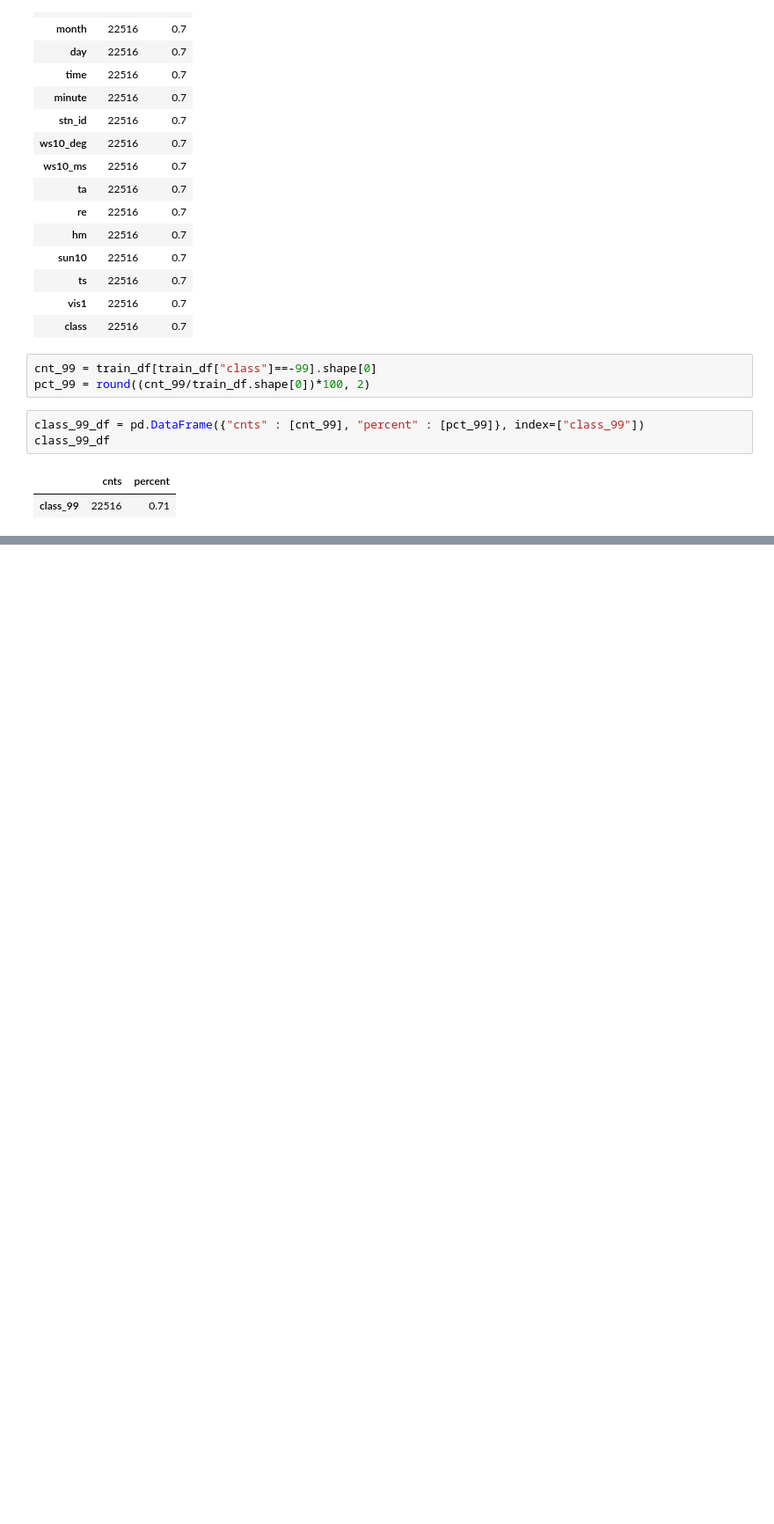
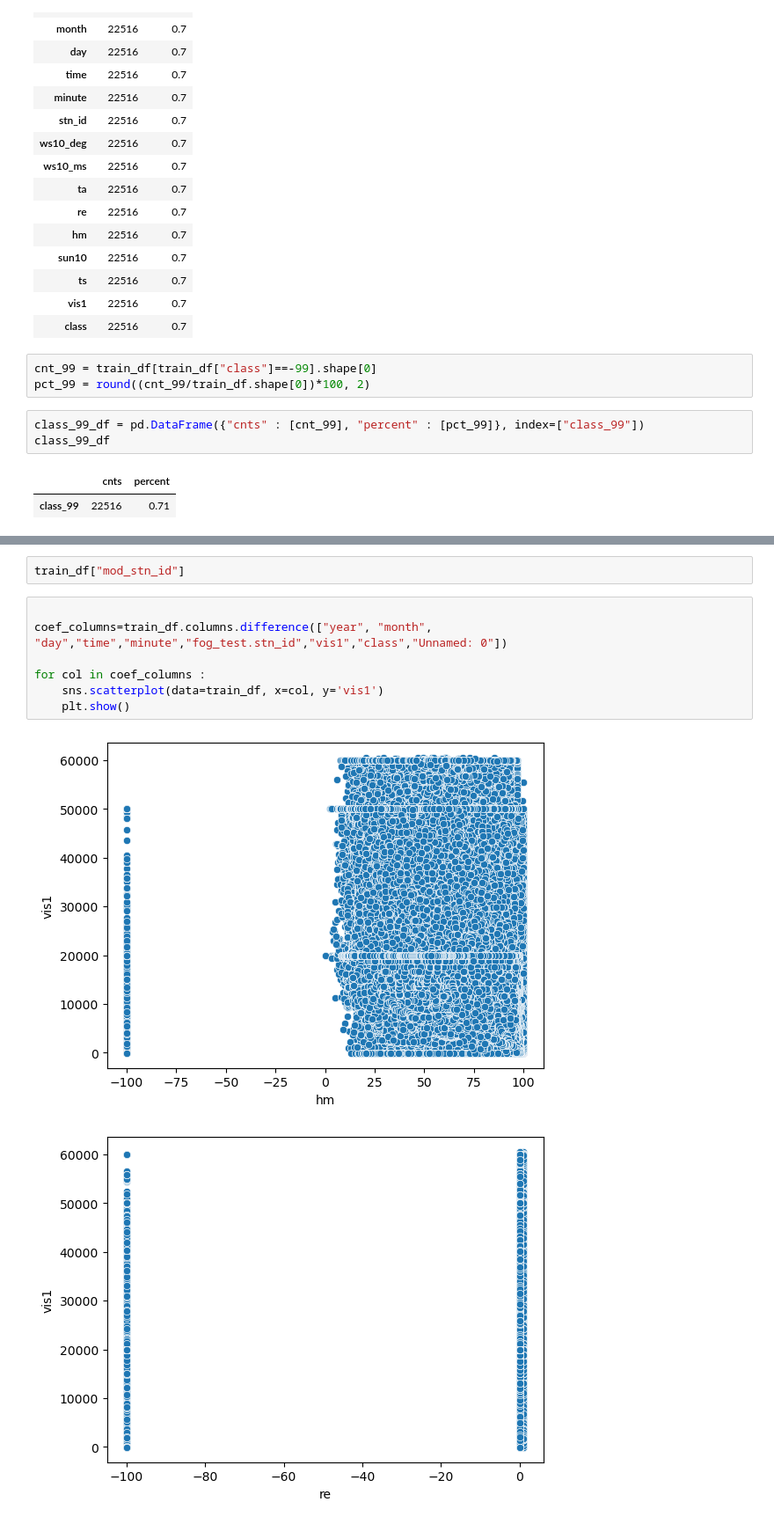
Before and after one commit to benidjor/weather-contest, a Jupyter notebook: prac2.ipynb, the cells around one changed output, grey strips where cells are left out. Shown at 88% size. Saved outputs shown, nothing was run; the diff lists cells and outputs as text; blank space fills up the shorter version.

```diff
--- a/prac2.ipynb
+++ b/prac2.ipynb
@@ -222,0 +297,12 @@ plt.show()
+# %%
+train_df["mod_stn_id"]
+# %%
+
+coef_columns=train_df.columns.difference(["year", "month", "day","time","minute","fog_test.stn_id","vis1","class","Unnamed: 0"])
+
+for col in coef_columns :
+    sns.scatterplot(data=train_df, x=col, y='vis1')
+    plt.show()
+# %% [output]
+[figure, added]
+[figure, added]
```
Also changed, not shown: parts of 25 cells of this notebook.
